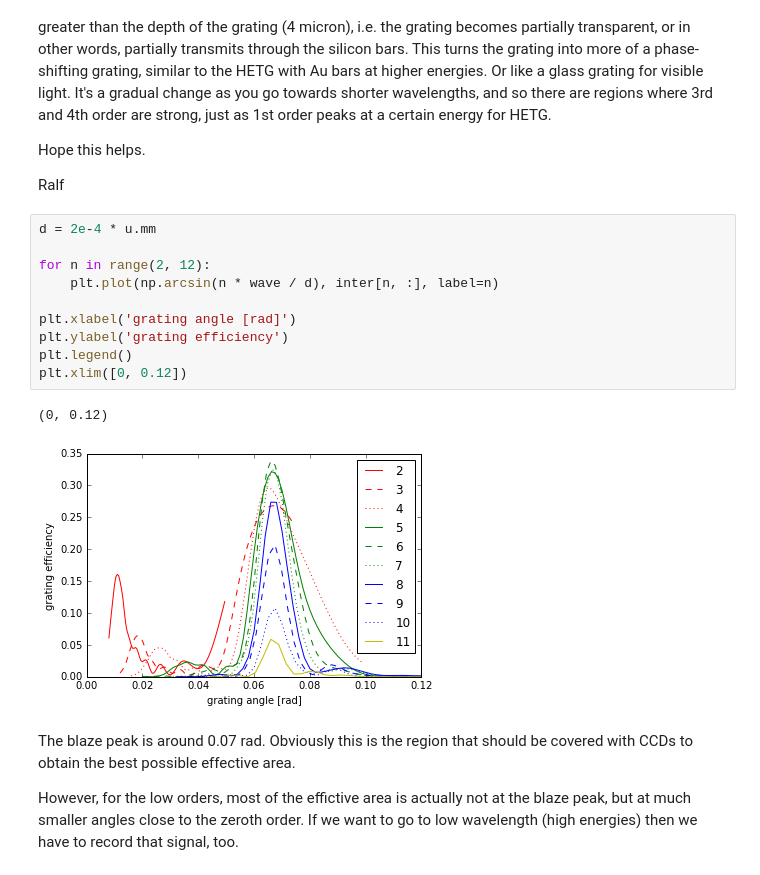
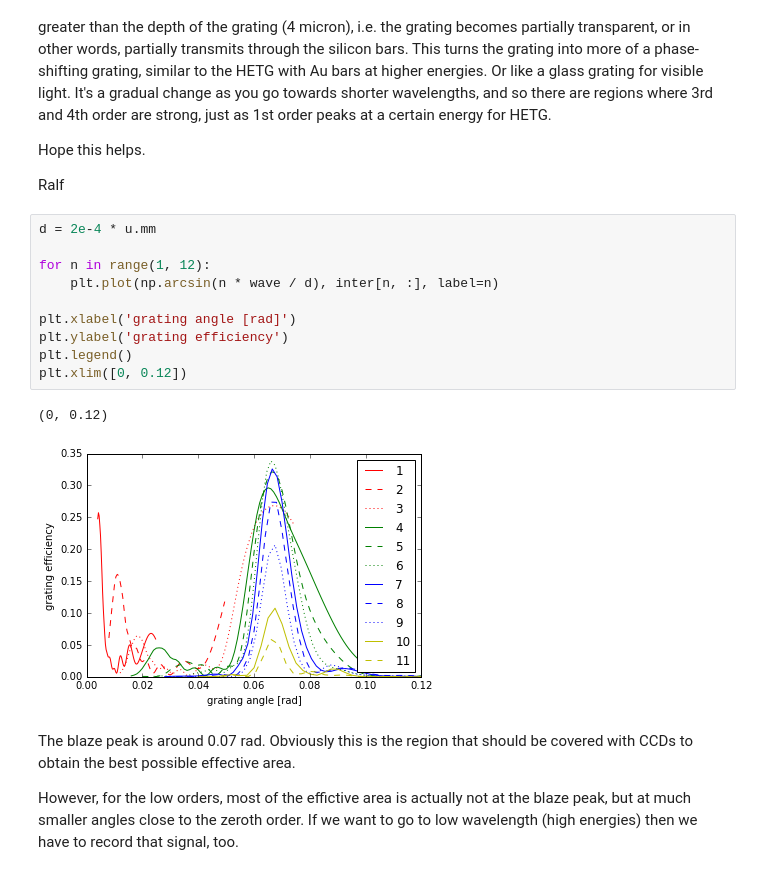
Before and after one commit to hamogu/ARCUS, a Jupyter notebook: notebooks/ALookAtRalfsGratings.ipynb, the cells around one changed output. Drawn from its saved outputs; the diff is of its cells as text.

```diff
--- a/notebooks/ALookAtRalfsGratings.ipynb
+++ b/notebooks/ALookAtRalfsGratings.ipynb
@@ -73,16 +73,16 @@ Ralf
 # %%
 d = 2e-4 * u.mm
 
-for n in range(2, 12):
+for n in range(1, 12):
     plt.plot(np.arcsin(n * wave / d), inter[n, :], label=n)
 
 plt.xlabel('grating angle [rad]')
 plt.ylabel('grating efficiency')
 plt.legend()
 plt.xlim([0, 0.12])
 # %% [output]
 (0, 0.12)
-[figure, old version]
+[figure, new version]
 # %% [markdown]
 The blaze peak is around 0.07 rad. Obviously this is the region that should be covered with CCDs to obtain
 the best possible effective area.
```
Also changed, not shown: 1 other file.
